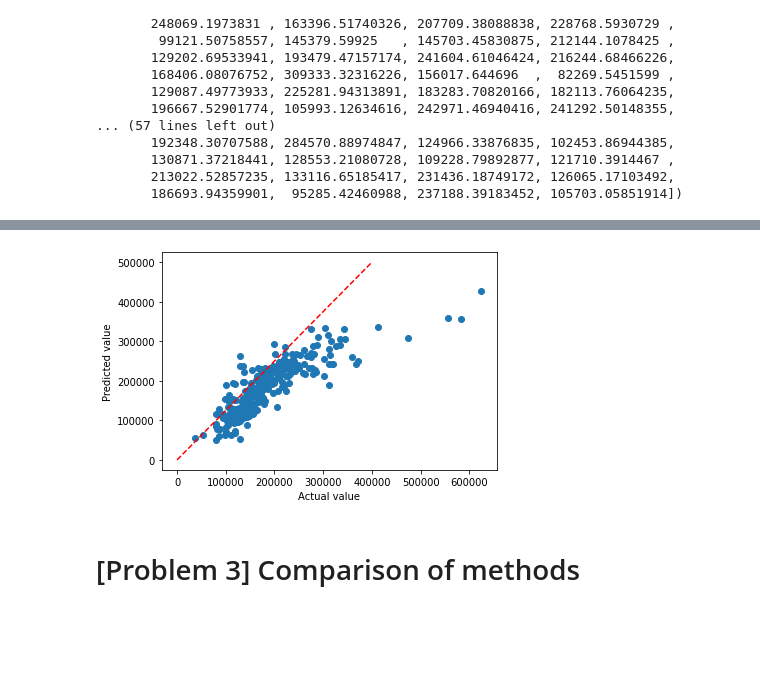
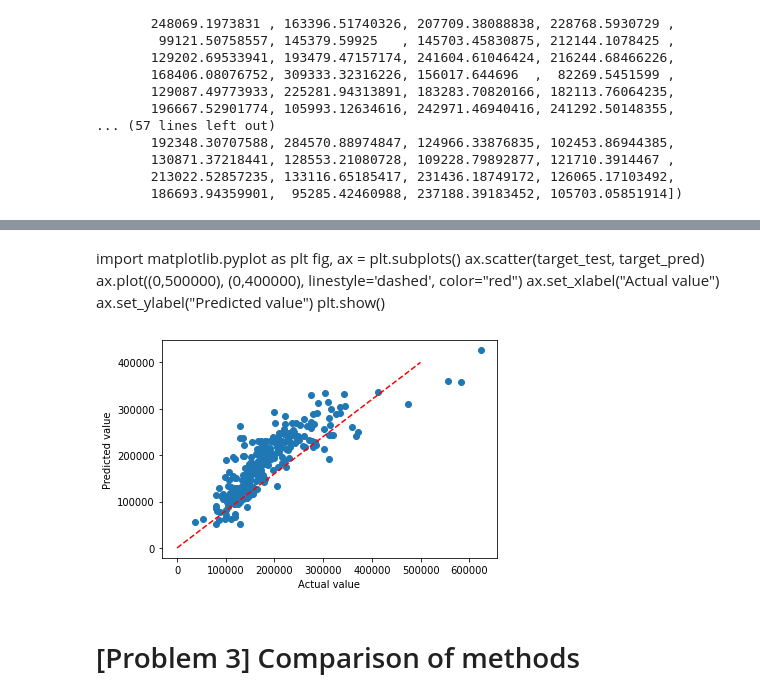
Before and after one commit to Dashnyam7/DIC_assignment, a Jupyter notebook: House_price_prediction.ipynb, the cells around one changed output, grey strips where cells are left out. Cells and saved outputs as stored; diff of their text form; code cells hidden in the pictures; blank space fills up the shorter version.

```diff
--- a/House_price_prediction.ipynb
+++ b/House_price_prediction.ipynb
@@ -93,13 +93,21 @@ mean_squared_error(target_test, target_pred,  squared=False)
+# %% [markdown]
+import matplotlib.pyplot as plt
+fig, ax = plt.subplots()
+ax.scatter(target_test, target_pred)
+ax.plot((0,500000), (0,400000), linestyle='dashed', color="red")
+ax.set_xlabel("Actual value")
+ax.set_ylabel("Predicted value")
+plt.show()
 # %%
 import matplotlib.pyplot as plt
 fig, ax = plt.subplots()
 ax.scatter(target_test, target_pred)
-ax.plot((0,400000), (0,500000), linestyle='dashed', color="red")
+ax.plot((0,500000), (0,400000), linestyle='dashed', color="red")
 ax.set_xlabel("Actual value")
 ax.set_ylabel("Predicted value")
 plt.show()
 # %% [output]
-[figure, old version]
+[figure, new version]
 # %% [markdown]
 # [Problem 3] Comparison of methods
 # %% [markdown]
```
Also changed, not shown: parts of 2 cells of this notebook.
